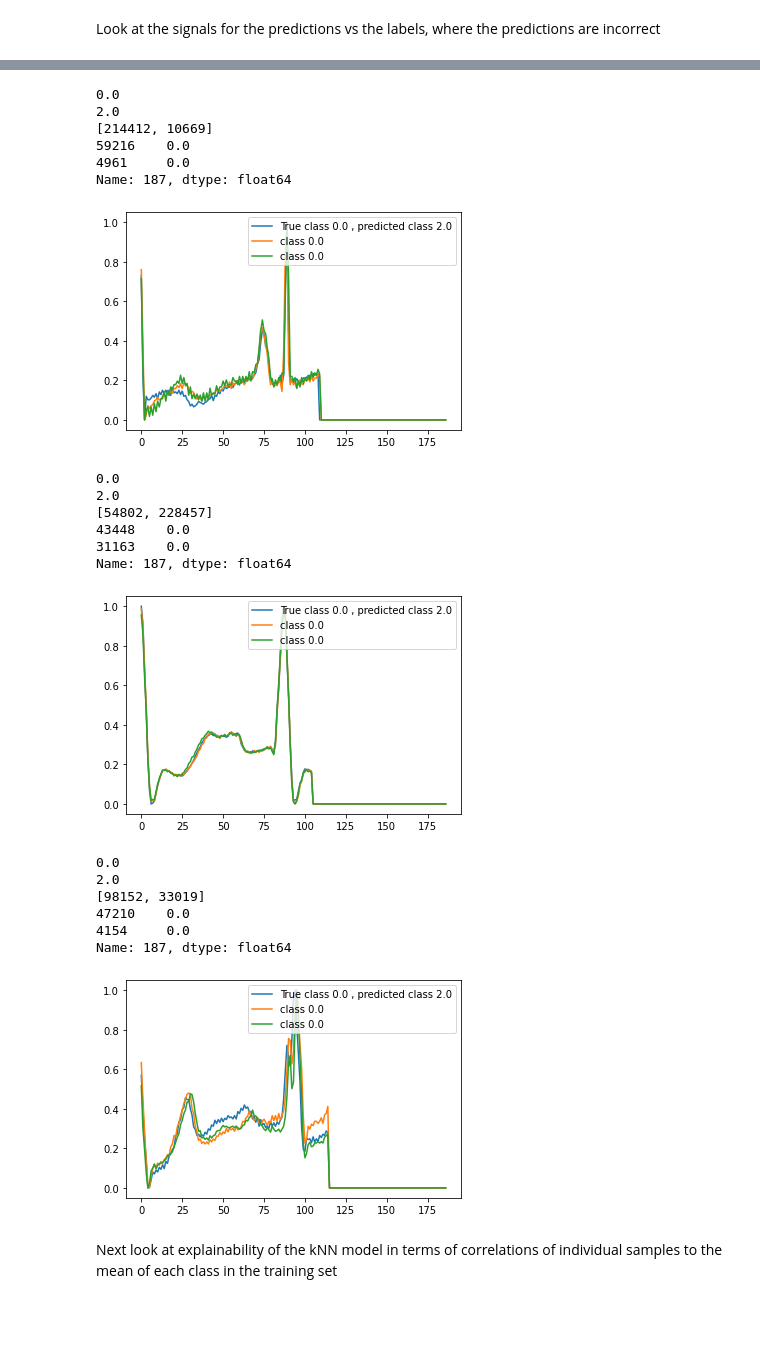
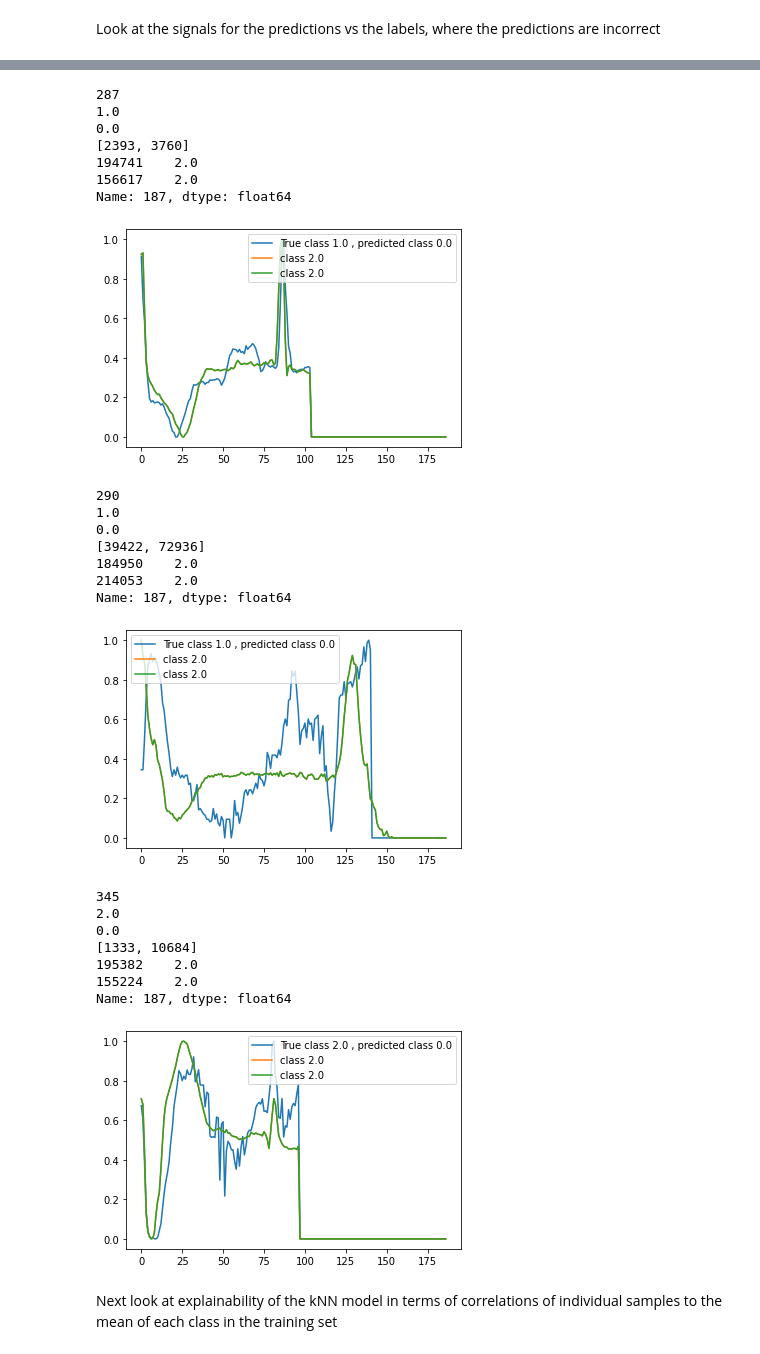
Before and after one commit to vlukic973/Heartbeat_classification, a Jupyter notebook: knn-model-heartbeat-classification.ipynb, the cells around one changed output, grey strips where cells are left out. Cells and saved outputs as stored; diff of their text form; code cells hidden in the pictures; blank space fills up the shorter version.

```diff
--- a/knn-model-heartbeat-classification.ipynb
+++ b/knn-model-heartbeat-classification.ipynb
@@ -250,7 +250,7 @@ agree=np.where(true_test_set_labels==preds)[0]
 Look at the signals for the predictions vs the labels, where the predictions are correct
 # %%
 plt.ion()
-for i in range(len(disagree[5:10])):
+for i in range(len(agree[5:10])):
     #print(i)
     print(true_test_set_labels[agree[i]])
     print(preds[agree[i]])
@@ -310,7 +331,7 @@ Look at the signals for the predictions vs the labels, where the predictions are
 # %%
 plt.ion()
-for i in range(len(disagree[5:10])):
-    #print(i)
+for i in disagree[0:5]:
+    print(i)
     print(true_test_set_labels[disagree[i]])
     print(preds[disagree[i]])
     test_point = true_test_set.iloc[i]
@@ -321,8 +342,8 @@ for i in range(len(disagree[5:10])):
     elements1 = y_train.iloc[elements]
     print(elements1)
     plt.plot(test_point,label='True class '+str(true_test_set_labels[disagree[i]])+' , predicted class '+str(preds[disagree[i]]))
-    plt.plot(x_train.iloc[indices[0][0]],label='class '+str(elements1.iloc[0]))
-    plt.plot(x_train.iloc[indices[0][1]],label='class '+str(elements1.iloc[0]))
+    plt.plot(x_train.iloc[elements[0]],label='class '+str(elements1.iloc[0]))
+    plt.plot(x_train.iloc[elements[1]],label='class '+str(elements1.iloc[1]))
     plt.legend()
     #plt.savefig('new_knn_sample'+str(i)+'.png')
     plt.show()
@@ -346,24 +369,27 @@ Name: 187, dtype: float64
+287
+1.0
 0.0
-2.0
-[214412, 10669]
-59216    0.0
-4961     0.0
+[2393, 3760]
+194741    2.0
+156617    2.0
 Name: 187, dtype: float64
-[figure, old version]
+[figure, new version]
+290
+1.0
 0.0
-2.0
-[54802, 228457]
-43448    0.0
-31163    0.0
+[39422, 72936]
+184950    2.0
+214053    2.0
 Name: 187, dtype: float64
-[figure, old version]
+[figure, new version]
+345
+2.0
 0.0
-2.0
-[98152, 33019]
-47210    0.0
-4154     0.0
+[1333, 10684]
+195382    2.0
+155224    2.0
 Name: 187, dtype: float64
-[figure, old version]
+[figure, new version]
 # %% [markdown]
 Next look at explainability of the kNN model in terms of correlations of individual samples to the mean of each class in the training set
 # %% [markdown]
```
Also changed, not shown: parts of 29 cells of this notebook.
